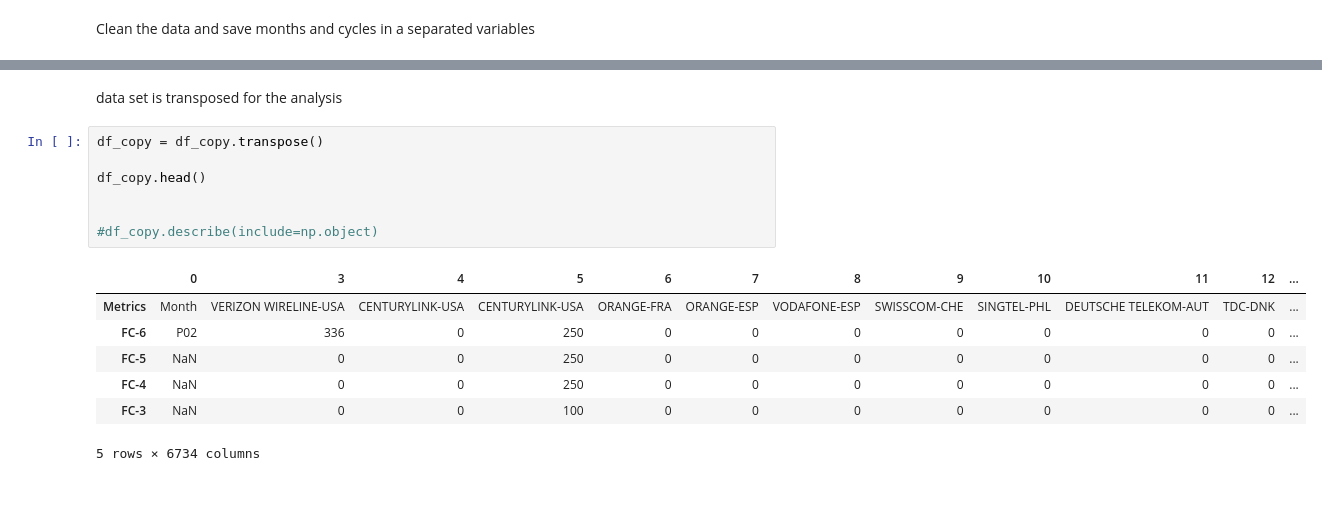
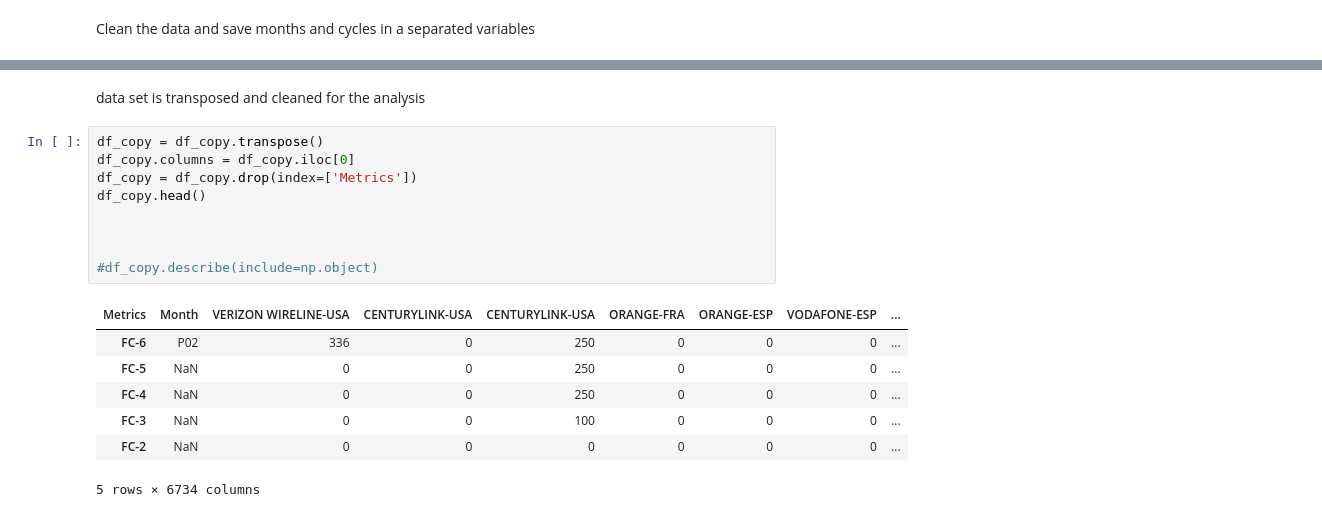
Before and after one commit to rtaglega53/pedropicapiedra, a Jupyter notebook: CPA.ipynb, the cells around one changed output, grey strips where cells are left out. Cells and saved outputs as stored; diff of their text form.

```diff
--- a/CPA.ipynb
+++ b/CPA.ipynb
@@ -74,19 +72,21 @@ df_copy.head()
 | 5 | CENTURYLINK-USA | 250 | 250 | 250 | 100 | 0 | 0 | 250 | 250 | 250 | 100 | ... |
 | 6 | ORANGE-FRA | 0 | 0 | 0 | 0 | 0 | 0 | 0 | 0 | 0 | 0 | ... |
 # %% [markdown]
-data set is transposed for the analysis
+data set is transposed and cleaned for the analysis
 # %%
 df_copy = df_copy.transpose()
-
+df_copy.columns = df_copy.iloc[0]
+df_copy = df_copy.drop(index=['Metrics'])
 df_copy.head()
 
 
+
 #df_copy.describe(include=np.object)
 # %% [output]
-|  | 0 | 3 | 4 | 5 | 6 | 7 | 8 | 9 | 10 | 11 | 12 | ... |
-| Metrics | Month | VERIZON WIRELINE-USA | CENTURYLINK-USA | CENTURYLINK-USA | ORANGE-FRA | ORANGE-ESP | VODAFONE-ESP | SWISSCOM-CHE | SINGTEL-PHL | DEUTSCHE TELEKOM-AUT | TDC-DNK | ... |
-| FC-6 | P02 | 336 | 0 | 250 | 0 | 0 | 0 | 0 | 0 | 0 | 0 | ... |
-| FC-5 | NaN | 0 | 0 | 250 | 0 | 0 | 0 | 0 | 0 | 0 | 0 | ... |
-| FC-4 | NaN | 0 | 0 | 250 | 0 | 0 | 0 | 0 | 0 | 0 | 0 | ... |
-| FC-3 | NaN | 0 | 0 | 100 | 0 | 0 | 0 | 0 | 0 | 0 | 0 | ... |
+| Metrics | Month | VERIZON WIRELINE-USA | CENTURYLINK-USA | CENTURYLINK-USA | ORANGE-FRA | ORANGE-ESP | VODAFONE-ESP | ... |
+| FC-6 | P02 | 336 | 0 | 250 | 0 | 0 | 0 | ... |
+| FC-5 | NaN | 0 | 0 | 250 | 0 | 0 | 0 | ... |
+| FC-4 | NaN | 0 | 0 | 250 | 0 | 0 | 0 | ... |
+| FC-3 | NaN | 0 | 0 | 100 | 0 | 0 | 0 | ... |
+| FC-2 | NaN | 0 | 0 | 0 | 0 | 0 | 0 | ... |
 5 rows × 6734 columns
```
Also changed, not shown: parts of 19 cells of this notebook.
